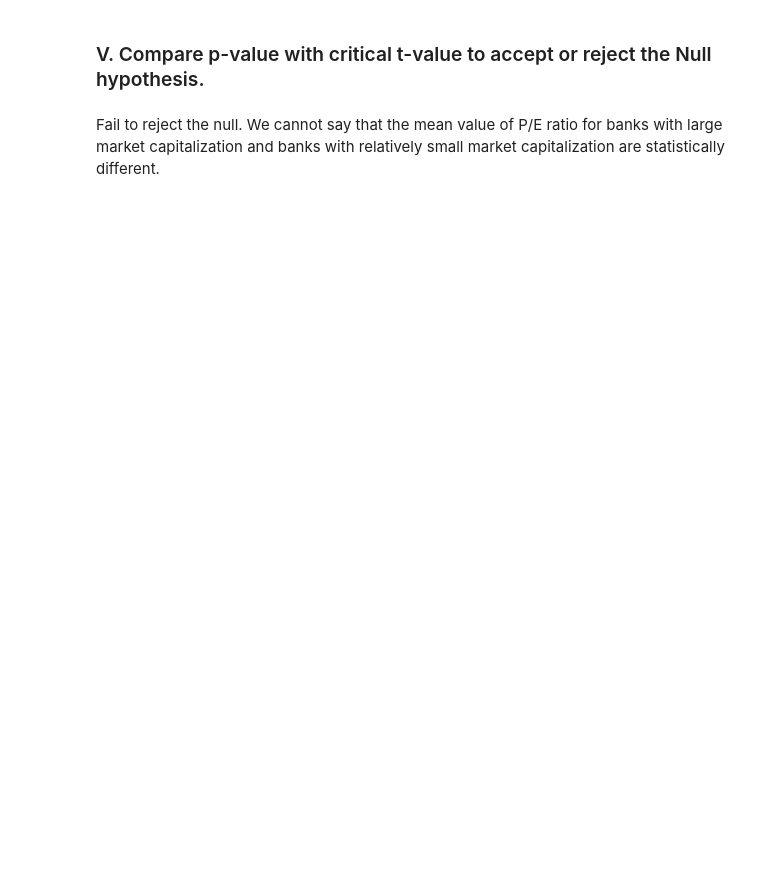
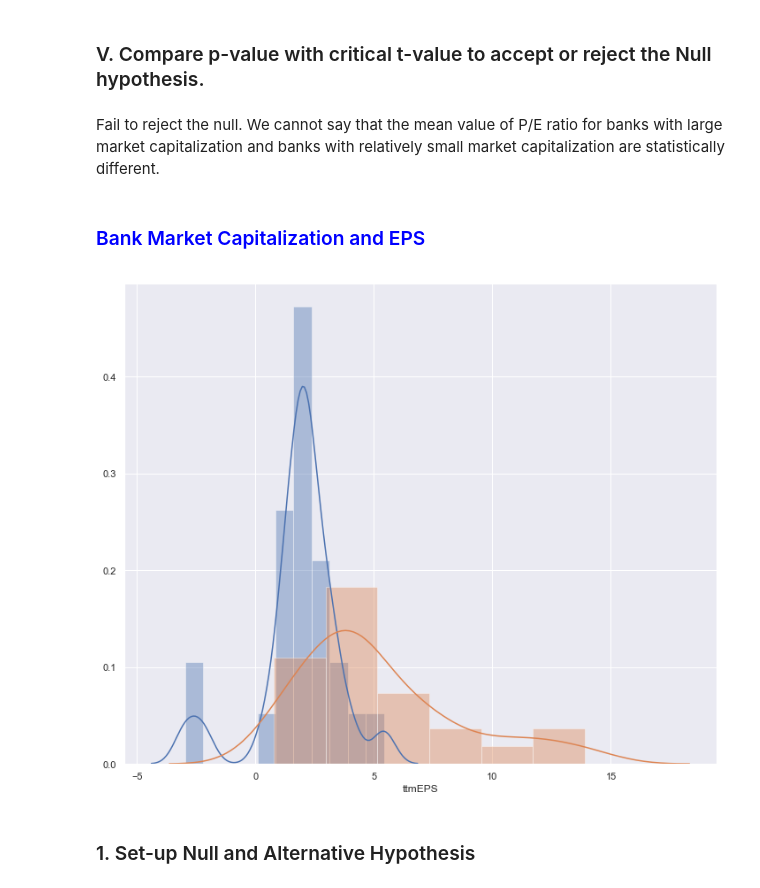
Before and after one commit to mberrien-fitzsimons/survey_public_banks, a Jupyter notebook: notebooks/20190716-mlb-marketcap-hypothesis-testing.ipynb, the cells around one changed output. Cells and saved outputs as stored; diff of their text form; code cells hidden in the pictures; blank space fills up the shorter version.

```diff
--- a/notebooks/20190716-mlb-marketcap-hypothesis-testing.ipynb
+++ b/notebooks/20190716-mlb-marketcap-hypothesis-testing.ipynb
@@ -171,3 +170,16 @@ print(pval)
 ### V. Compare p-value with critical t-value to accept or reject the Null hypothesis.
 # %% [markdown]
 Fail to reject the null. We cannot say that the mean value of P/E ratio for banks with large market capitalization and banks with relatively small market capitalization are statistically different.
+# %% [markdown]
+### <font color='blue'>Bank Market Capitalization and EPS</font>
+# %%
+# PE distributions for small and big market cap banks
+sns.set(color_codes=True)
+sns.set(rc={'figure.figsize':(12,10)})
+sns.distplot(small_cap.ttmEPS) # Blue distribution
+sns.distplot(big_cap.ttmEPS) # orange distribution
+plt.show()
+# %% [output]
+[figure, added]
+# %% [markdown]
+### 1.  Set-up Null and Alternative Hypothesis
```
Also changed, not shown: parts of 15 cells of this notebook, 2 other files.
